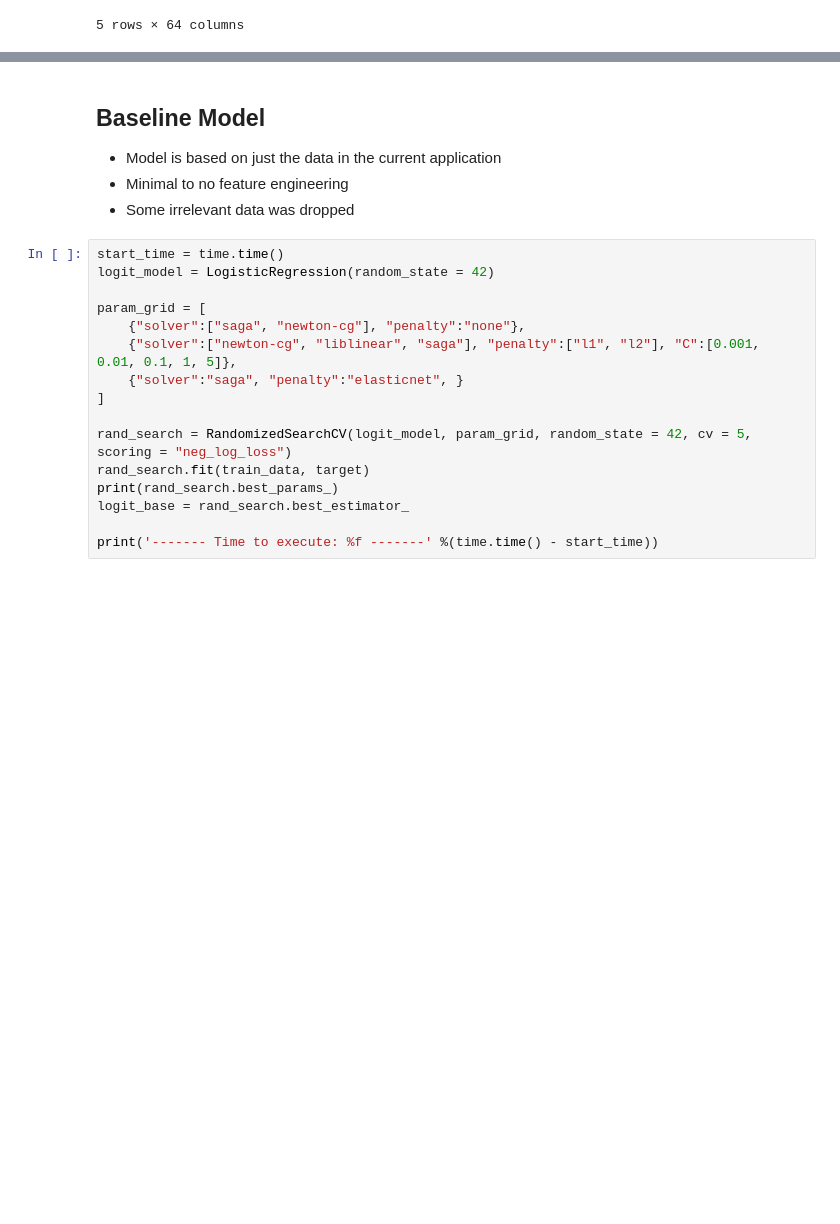
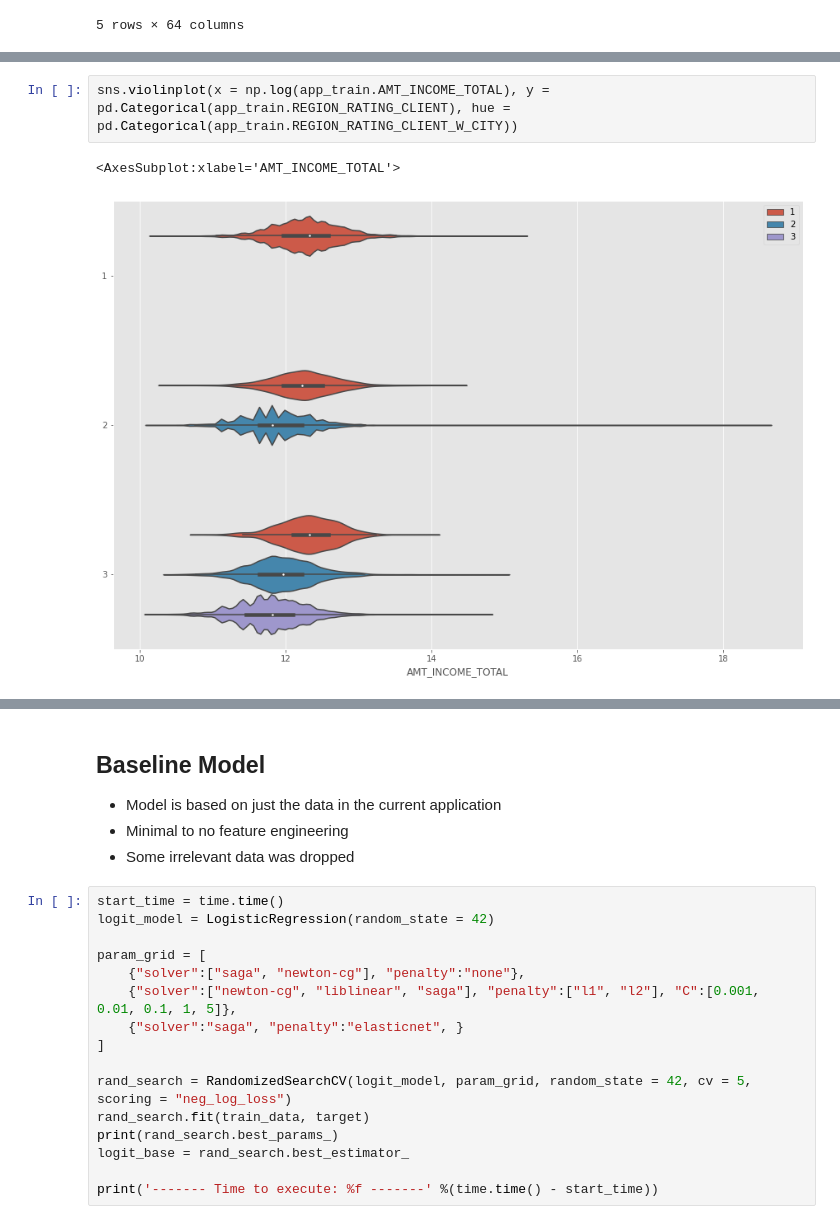
Before and after one commit to Antonio-Avila/Home-Credit-Default, a Jupyter notebook: Logit_Modeling.ipynb, the cells around one changed output, grey strips where cells are left out. Cells and saved outputs as stored; diff of their text form; blank space fills up the shorter version.

```diff
--- a/Logit_Modeling.ipynb
+++ b/Logit_Modeling.ipynb
@@ -71,0 +75,5 @@ Name: NAME_CONTRACT_TYPE, dtype: int64
+# %%
+sns.violinplot(x = np.log(app_train.AMT_INCOME_TOTAL), y = pd.Categorical(app_train.REGION_RATING_CLIENT), hue = pd.Categorical(app_train.REGION_RATING_CLIENT_W_CITY))
+# %% [output]
+<AxesSubplot:xlabel='AMT_INCOME_TOTAL'>
+[figure, added]
```
Also changed, not shown: parts of 7 cells of this notebook.
